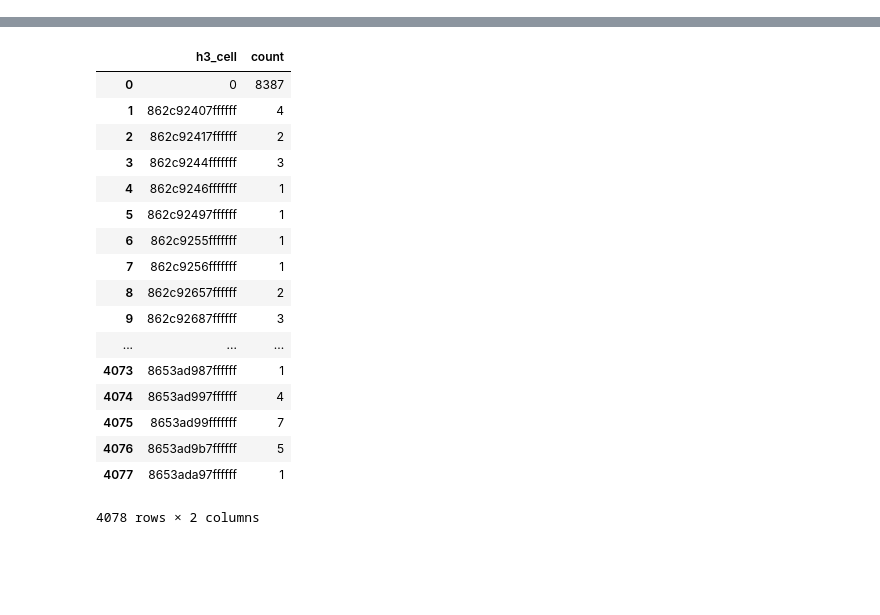
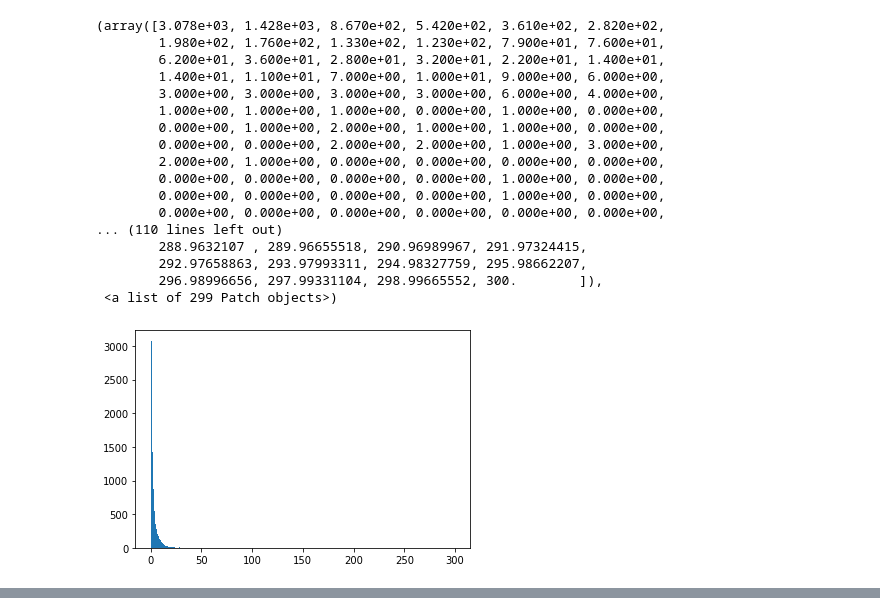
Before and after one commit to Aziiz1989/traffic, a Jupyter notebook: spatial/hex_spatial_aggregations.ipynb, the cells around one changed output, grey strips where cells are left out. Cells and saved outputs as stored; diff of their text form; code cells hidden in the pictures; blank space fills up the shorter version.

```diff
--- a/spatial/hex_spatial_aggregations.ipynb
+++ b/spatial/hex_spatial_aggregations.ipynb
@@ -8,5 +13 @@ import folium
 import pandas as pd
-# %%
-#set the scale of the aggregation "low is very coarse grained - high is very fine grained"
-h3_resolution=6;
-map_zoom_level=6;
@@ -19,6 +36,56 @@ def geo_hashing(row, resolution):
          return hexa+[hexa[0]]
 data=pd.read_csv("~/data/Accidents.csv")
 data["h3_cell"]=data.apply(lambda row: h3.geo_to_h3(row["lat"],row["long"],h3_resolution) ,axis=1)
+data['hexagonPoints']=data.apply(lambda x: h3.h3_to_geo_boundary(x["h3_cell"]),axis=1)
+# %%
+data["count"]=1
+cells_count=data.groupby("h3_cell").sum()["count"]
+AggCount=pd.DataFrame(cells_count)
+AggCount=AggCount.reset_index()
+AggCount['logScaledCount']=AggCount.apply(lambda x:  math.log(x['count']),axis=1)
+AggCount['hexagonPoints']=AggCount.apply(lambda x: h3.h3_to_geo_boundary(x["h3_cell"]),axis=1)
+geoJson=df_to_geojson(AggCount,id_="h3_cell",points="hexagonPoints")
+# %%
+# Add the color for the chloropleth:
+AggCount=AggCount[AggCount['h3_cell']!='0']
+
+m = folium.Map(midpoint,tiles='stamentoner', zoom_start=map_zoom_level)
+
+m.choropleth(
+ geo_data=geoJson,
+ name='choropleth',
+ data=AggCount,
+ columns=['h3_cell','logScaledCount'],
+ key_on='feature.id',
+ fill_color='YlOrRd',
+ fill_opacity=0.7,
+ line_opacity=0.2,
+ legend_name='Accidents Count'
+)
+folium.LayerControl().add_to(m)
+
+m.save('index.html')
+# %%
+plt.hist(AggCount['count'],np.linspace(0,300,300))
+# %% [output]
+(array([3.078e+03, 1.428e+03, 8.670e+02, 5.420e+02, 3.610e+02, 2.820e+02,
+        1.980e+02, 1.760e+02, 1.330e+02, 1.230e+02, 7.900e+01, 7.600e+01,
+        6.200e+01, 3.600e+01, 2.800e+01, 3.200e+01, 2.200e+01, 1.400e+01,
+        1.400e+01, 1.100e+01, 7.000e+00, 1.000e+01, 9.000e+00, 6.000e+00,
+        3.000e+00, 3.000e+00, 3.000e+00, 3.000e+00, 6.000e+00, 4.000e+00,
+        1.000e+00, 1.000e+00, 1.000e+00, 0.000e+00, 1.000e+00, 0.000e+00,
+        0.000e+00, 1.000e+00, 2.000e+00, 1.000e+00, 1.000e+00, 0.000e+00,
+        0.000e+00, 0.000e+00, 2.000e+00, 2.000e+00, 1.000e+00, 3.000e+00,
+        2.000e+00, 1.000e+00, 0.000e+00, 0.000e+00, 0.000e+00, 0.000e+00,
+        0.000e+00, 0.000e+00, 0.000e+00, 0.000e+00, 1.000e+00, 0.000e+00,
+        0.000e+00, 0.000e+00, 0.000e+00, 0.000e+00, 1.000e+00, 0.000e+00,
+        0.000e+00, 0.000e+00, 0.000e+00, 0.000e+00, 0.000e+00, 0.000e+00,
+... (110 lines left out)
+        288.9632107 , 289.96655518, 290.96989967, 291.97324415,
+        292.97658863, 293.97993311, 294.98327759, 295.98662207,
+        296.98996656, 297.99331104, 298.99665552, 300.        ]),
+ <a list of 299 Patch objects>)
+[figure, added]
 # %%
 data["count"]=1
 cells_count=data.groupby("h3_cell").sum()["count"]
@@ -48,22 +100,0 @@ folium.LayerControl().add_to(m)
-# %%
-AggCount=pd.DataFrame(cells_count)
-AggCount.reset_index()
-# %% [output]
-|  | h3_cell | count |
-| 0 | 0 | 8387 |
-| 1 | 862c92407ffffff | 4 |
-| 2 | 862c92417ffffff | 2 |
-| 3 | 862c9244fffffff | 3 |
-| 4 | 862c9246fffffff | 1 |
-| 5 | 862c92497ffffff | 1 |
-| 6 | 862c9255fffffff | 1 |
-| 7 | 862c9256fffffff | 1 |
-| 8 | 862c92657ffffff | 2 |
-| 9 | 862c92687ffffff | 3 |
-| ... | ... | ... |
-| 4073 | 8653ad987ffffff | 1 |
-| 4074 | 8653ad997ffffff | 4 |
-| 4075 | 8653ad99fffffff | 7 |
-| 4076 | 8653ad9b7ffffff | 5 |
-| 4077 | 8653ada97ffffff | 1 |
-4078 rows × 2 columns
```
Also changed, not shown: parts of 4 cells of this notebook, 1 other file.
